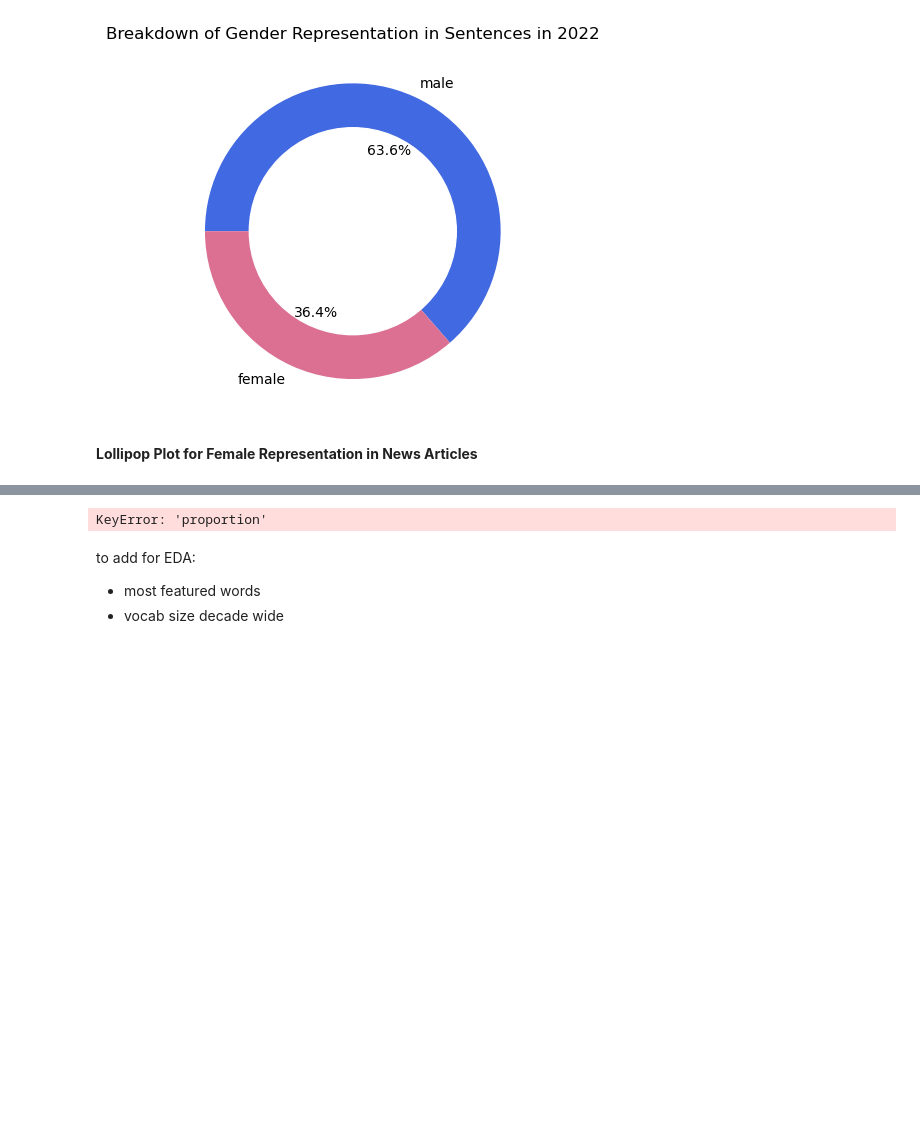
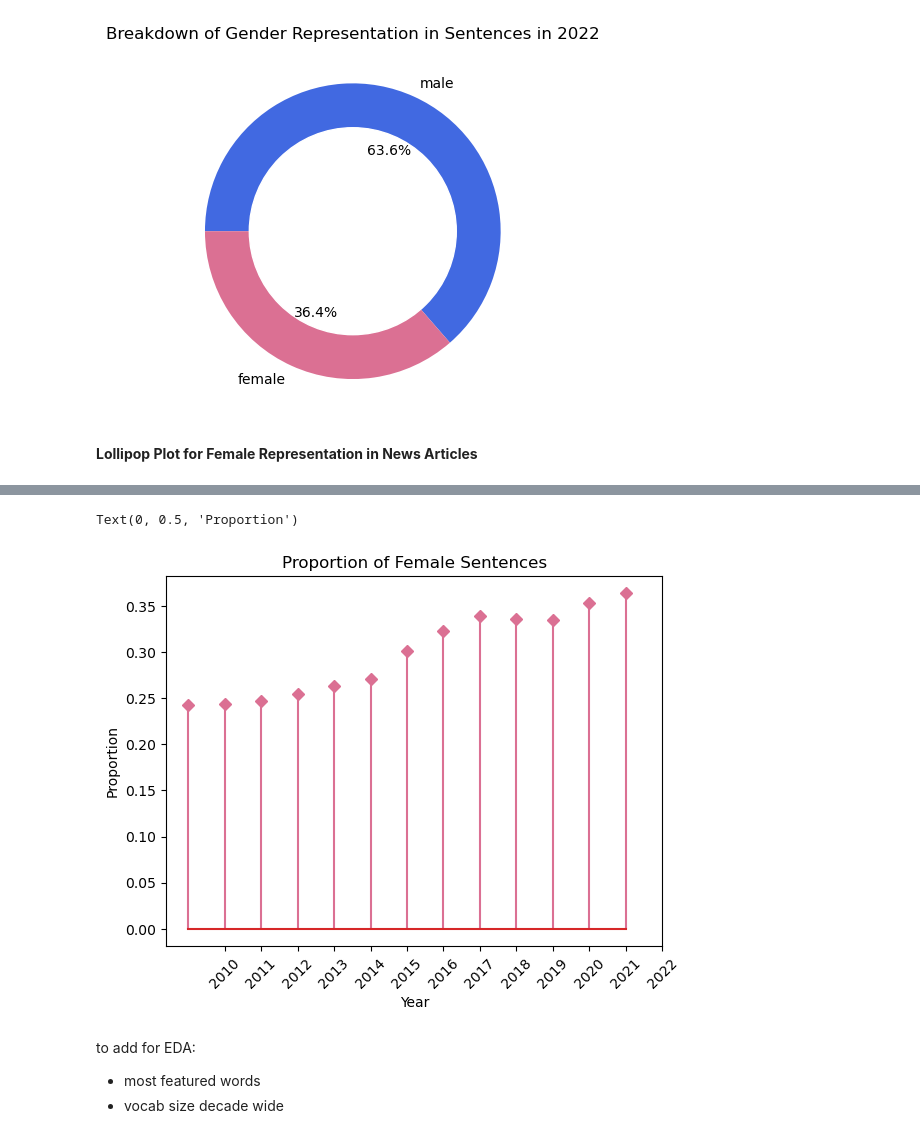
Before and after one commit to yvferreiro/MasterThesis, a Jupyter notebook: EDA.ipynb, the cells around one changed output, grey strips where cells are left out. Drawn from its saved outputs; the diff is of its cells as text; code cells hidden in the pictures; blank space fills up the shorter version.

```diff
--- a/EDA.ipynb
+++ b/EDA.ipynb
@@ -133,4 +133,4 @@ plt.show()
 ##Yolanda needs to recalculate proportions to make the lollipop graph proportional!
 # %%
 fem_data = data_inputs[data_inputs["gender"] == "female"]
-fem_data
+male_data = data_inputs[data_inputs["gender"] == "male"]
@@ -151,0 +147,12 @@ fem_data
+# %%
+dff_reset = fem_data.reset_index(drop=True)
+dfm_reset = male_data.reset_index(drop=True)
+
+# add the columns together
+result = dff_reset['count_gen'] + dfm_reset['count_gen']
+dff_reset["result"] = result
+dfm_reset["result"] = result
+
+#divide them
+proportion = dff_reset["count_gen"].div(dff_reset["result"])
+dff_reset["proportion"] = proportion
@@ -152,17 +176,18 @@ fem_data
 # %%
 # Reorder it following the values:
-ordered_df = fem_data.sort_values(by='proportion')
-my_range=range(1,len(fem_data.index)+1)
+ordered_df = dff_reset.sort_values(by='proportion')
+my_range=range(1,len(dff_reset.index)+1)
 
 # Make the plot
-plt.stem(ordered_df['proportion'], markerfmt = 'D', linefmt ='palevioletred', use_line_collection = True)
-plt.xticks(my_range, ordered_df['year'], rotation = 45)
+plt.stem(dff_reset['proportion'], markerfmt = 'D', linefmt ='palevioletred', use_line_collection = True)
+plt.xticks(my_range, dff_reset['year'], rotation = 45)
 plt.title("Proportion of Female Sentences")
 plt.xlabel('Year')
-plt.ylabel('Count')
+plt.ylabel('Proportion')
 #plt.yaxis.set_major_formatter('{x:,.0f}')
 # %% [output]
-KeyError: 'proportion'
+Text(0, 0.5, 'Proportion')
+[figure, added]
 # %% [markdown]
 to add for EDA:
 - most featured words
```
Also changed, not shown: parts of 3 cells of this notebook, 1 other file.
